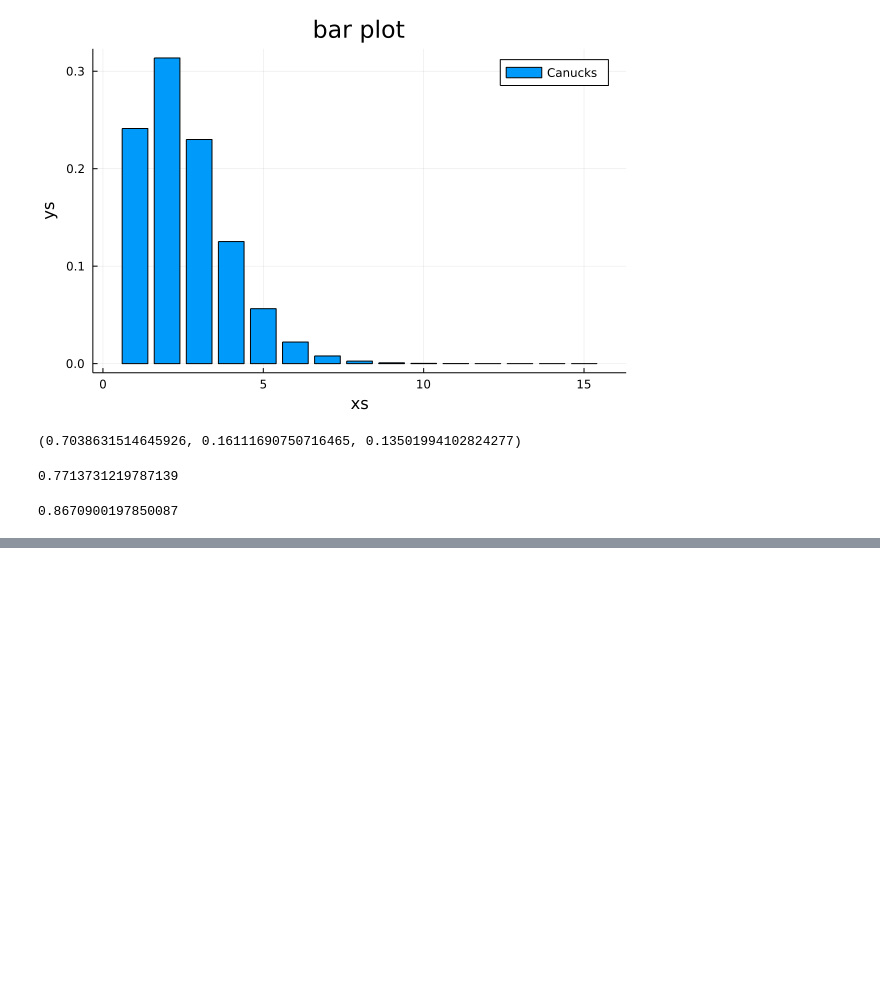
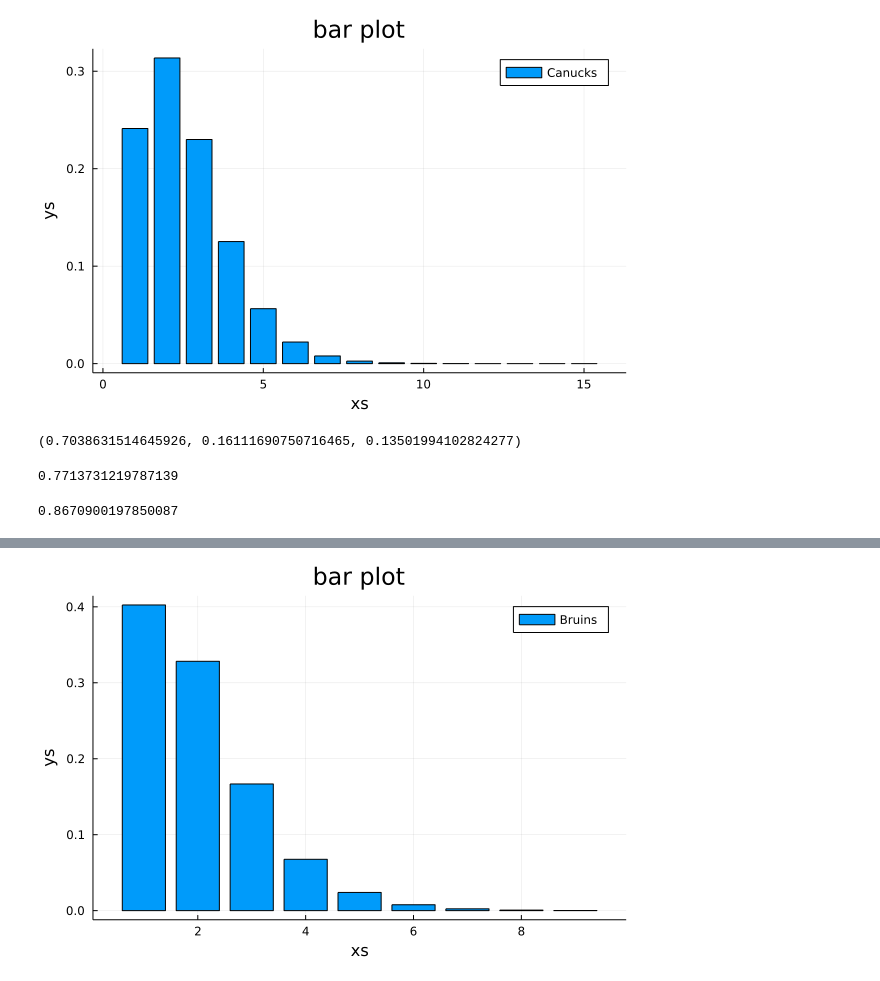
Before and after one commit to bwanab/ThinkBayes.jl, a Jupyter notebook: notebooks/think_bayes_in_julia_chapter_8.ipynb, the cells around one changed output, grey strips where cells are left out. Saved outputs shown, nothing was run; the diff lists cells and outputs as text; code cells hidden in the pictures; blank space fills up the shorter version.

```diff
--- a/notebooks/think_bayes_in_julia_chapter_8.ipynb
+++ b/notebooks/think_bayes_in_julia_chapter_8.ipynb
@@ -285,0 +363,8 @@ sum(binom_pmf([2, 3], 3, p))
+# %%
+goals = [x for x in 0:8]
+pmf_seq = [make_poisson_pmf(λ, goals) for λ in values(bruins)];
+# %%
+pred_bruins = make_mixture(bruins, pmf_seq)
+bar(pred_bruins, label="Bruins")
+# %% [output]
+[figure, added]
```
Also changed, not shown: parts of 18 cells of this notebook, 1 other file.
